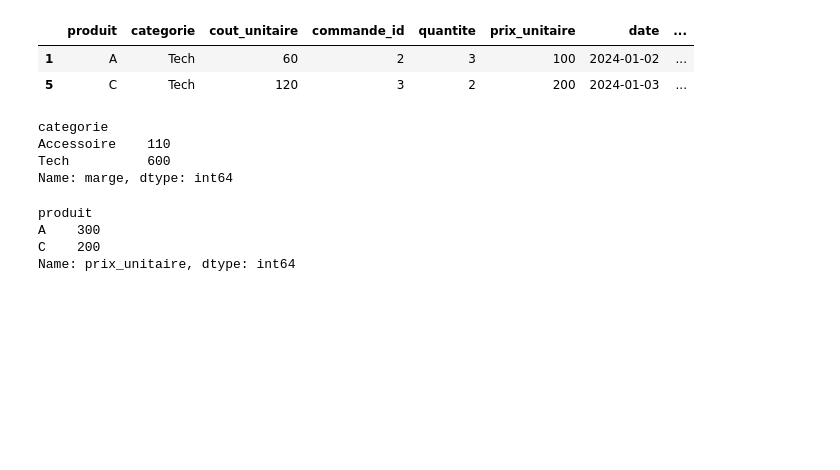
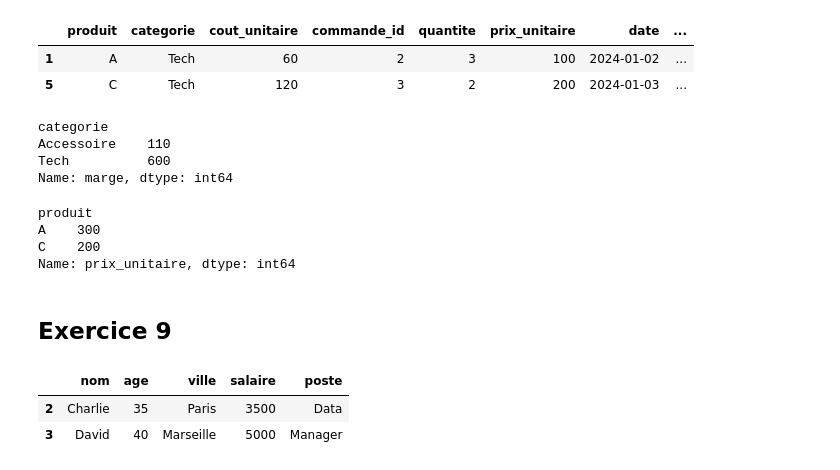
Before and after one commit to JulienFX/GPTChallenge, a Jupyter notebook: pandas_and_object.ipynb, the cells around one changed output. Drawn from its saved outputs; the diff is of its cells as text; code cells hidden in the pictures; blank space fills up the shorter version.

Commit message:
exo iloc loc

```diff
--- a/pandas_and_object.ipynb
+++ b/pandas_and_object.ipynb
@@ -282,3 +282,21 @@ produit
 A    300
 C    200
 Name: prix_unitaire, dtype: int64
+# %% [markdown]
+## Exercice 9
+# %%
+import pandas as pd
+
+df = pd.DataFrame({
+    'nom': ['Alice', 'Bob', 'Charlie', 'David', 'Eva'],
+    'age': [25, 30, 35, 40, 28],
+    'ville': ['Paris', 'Lyon', 'Paris', 'Marseille', 'Lille'],
+    'salaire': [3000, 4000, 3500, 5000, 3200],
+    'poste': ['Data', 'Dev', 'Data', 'Manager', 'Dev']
+})
+# %%
+df.iloc[2:4]
+# %% [output]
+|  | nom | age | ville | salaire | poste |
+| 2 | Charlie | 35 | Paris | 3500 | Data |
+| 3 | David | 40 | Marseille | 5000 | Manager |
```
Also changed, not shown: parts of 4 cells of this notebook.
